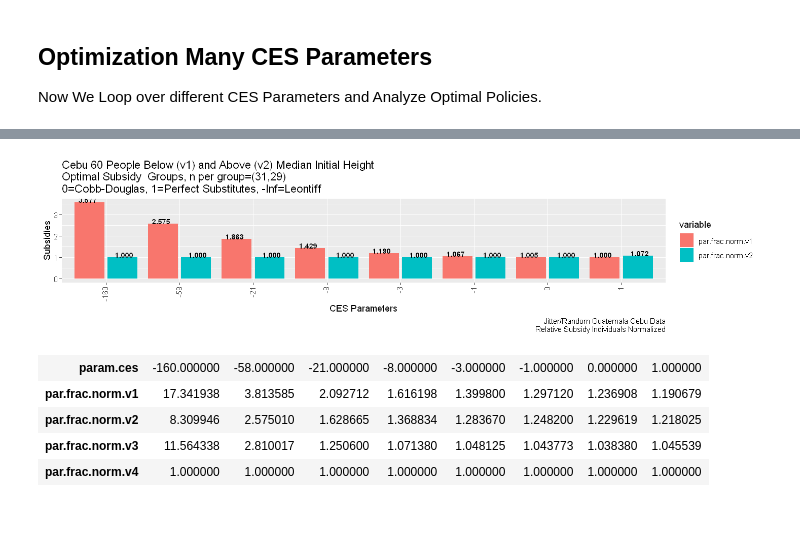
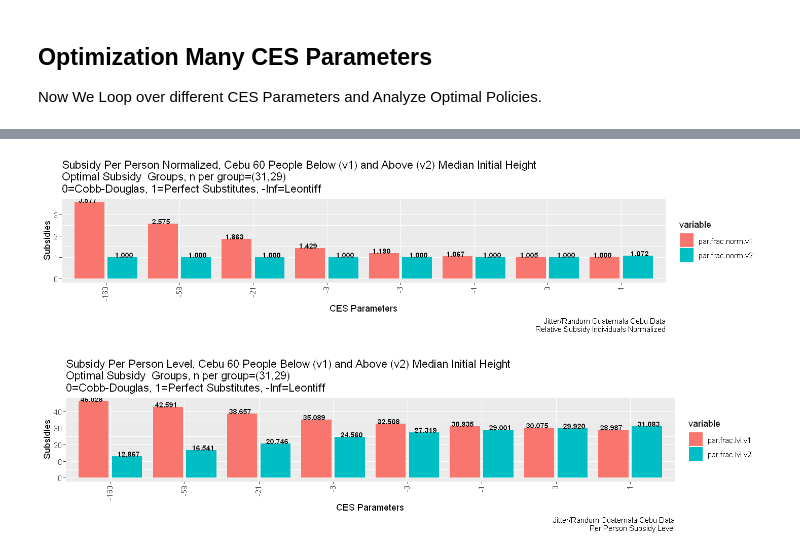
Before and after one commit to FanWangEcon/R4Econ, a Jupyter notebook: optimization/planer/ces/cesoptimizer.ipynb, the cells around one changed output, grey strips where cells are left out. Drawn from its saved outputs; the diff is of its cells as text; code cells hidden in the pictures; blank space fills up the shorter version.

Commit message:
Optimization Subsidy Levels, Subsidy Table Summarize

```diff
--- a/optimization/planer/ces/cesoptimizer.ipynb
+++ b/optimization/planer/ces/cesoptimizer.ipynb
@@ -114,7 +141,7 @@ Basically same parameters as above, except that the first parameter here are the
 # %%
 # Optimization Wrapper
 # sca.subsidy.frac.init.default <- numeric((sca.subsidy.groups-1))+1
-# list.subsidy.y.params.other must have: vec.subsidy.grpsize
+# list.subsidy.y.params.other must have: vec.subsidy.grpsize and subsidy.total
 # Optimization Function
 optim_wrapper <- function(sca.subsidy.frac.init, param.ces, f.subsidy.y.str, list.subsidy.y.params.other) {
 
@@ -136,8 +163,10 @@ optim_wrapper <- function(sca.subsidy.frac.init, param.ces, f.subsidy.y.str, lis
     # Number of Individuals Each Subsidy Group, Normalize Relative Subidy Across Groups
     list.vec.subsidy.grpsize <- setNames(list.subsidy.y.params.other$vec.subsidy.grpsize,
                                          paste0('par.frac.grpsize.v', 1:(sca.subsidy.lengthm1+1)))
-    list.vec.frac.norm <- ((f_frac_asymp_vec(res.opti$par))/(list.subsidy.y.params.other$vec.subsidy.grpsize))
-    list.vec.frac.norm <- list.vec.frac.norm/min(list.vec.frac.norm)
+    list.vec.frac.sub.lvl <- ((f_frac_asymp_vec(res.opti$par))/(list.subsidy.y.params.other$vec.subsidy.grpsize))
+    list.vec.frac.norm <- list.vec.frac.sub.lvl/min(list.vec.frac.sub.lvl)
+    list.vec.subsidy.indi.lvl <- setNames(list.vec.frac.sub.lvl*list.subsidy.y.params.other$subsidy.total,
+                                         paste0('par.frac.lvl.v', 1:(sca.subsidy.lengthm1+1)))
     list.vec.subsidy.grpsize.norm <- setNames(list.vec.frac.norm,
                                          paste0('par.frac.norm.v', 1:(sca.subsidy.lengthm1+1)))
 
@@ -154,6 +183,7 @@ optim_wrapper <- function(sca.subsidy.frac.init, param.ces, f.subsidy.y.str, lis
     list.esti.res <- append(list.esti.res, list.par)
     list.esti.res <- append(list.esti.res, list.par.frac)
     list.esti.res <- append(list.esti.res, list.vec.subsidy.grpsize)
+    list.esti.res <- append(list.esti.res, list.vec.subsidy.indi.lvl)
     list.esti.res <- append(list.esti.res, list.vec.subsidy.grpsize.norm)
 
     # Return
@@ -165,12 +195,12 @@ Graphing given many CES parameters
 # %%
 # Graphically
 graphf.ces.opti.subsidy <- function(df.ces.opti, sca.subsidy.groups, vec.subsidy.grpsize,
-                                    str.title, str.captions) {
+                                    str.title, str.captions, geom_text_format='%.3f') {
     df.ces.opti %>%
         gather(variable, value, -param.ces)  %>%
         ggplot(aes(x=factor(param.ces), y=value,
                    fill=variable,
-                   label=sprintf('%.3f', value))) +
+                   label=sprintf(geom_text_format, value))) +
         geom_bar(stat = 'identity', position='dodge2') +
         geom_text(size=3, hjust=0.5, vjust=0, angle=0,
                   fontface = 'bold', color='black',
@@ -394,16 +426,16 @@ subsidy.total.default.person <- 30
 # Should produce the same results
 # Default Parameters for Estimation Set up
 f.subsidy.y.str.i4xy <- 'f_subsidy_y_cd'
-t.filter.default.i4xy <- 24
+# t.filter.default.i4xy <- 24
 subsidy.total.default.i4xy <- subsidy.total.default.person*sum(vec.subsidy.grpsize.i4xy)
 # lists of Inputs
-df.default.i4xy <- df.i4xy %>% filter(t == t.filter.default.i4xy)
+df.default.i4xy <- df.i4xy
 list.subsidy.y.params.other.default.i4xy <- list(df = df.default.i4xy,
                                             res.linfe = res.linfe.i4xy,
                                             var.grp.idx = var.qjnt.grp.idx.i4xy,
                                             subsidy.total = subsidy.total.default.i4xy,
                                             vec.subsidy.grpsize = vec.subsidy.grpsize.i4xy)
-list.subsidy.y.params.maximand.default.i4xy <- list(vec.subsidy.frac =
+list.subsidy.y.params.maximand.default.i4xy <- list(review = TRUE, vec.subsidy.frac =
                                                round(f_subsidy_frac(sca.subsidy.groups.i4xy, 'rand', seed=13), 3))
 # Overall
 list.subsidy.y.params.i4xy <- append(list.subsidy.y.params.other.default.i4xy,
@@ -575,15 +653,22 @@ graphf.ces.opti.subsidy(df.ces.opti=df.ces.opti.i4xy,
 df.ces.opti.h0 <- bind_rows(lapply(vec.param.ces, optim_wrapper,
                                 list.subsidy.y.params.other = list.subsidy.y.params.other.default.h0,
                                 sca.subsidy.frac.init = (numeric((sca.subsidy.groups.h0-1))+1),
-                                f.subsidy.y.str = 'f_subsidy_y_cd')) %>%
-                    select(param.ces, matches('par.frac.norm.v'))
+                                f.subsidy.y.str = 'f_subsidy_y_cd'))
 t(df.ces.opti.h0)
 # Graph
 options(repr.plot.width = 12, repr.plot.height = 3)
-str.title <- 'Cebu 60 People Below (v1) and Above (v2) Median Initial Height'
+sca.subsidy.groups = list.subsidy.y.params.other.default.h0$sca.subsidy.groups
+vec.subsidy.grpsize =  list.subsidy.y.params.other.default.h0$vec.subsidy.grpsize
+# Two Graphs
+# G1
+str.title <- 'Subsidy Per Person Normalized, Cebu 60 People Below (v1) and Above (v2) Median Initial Height'
 str.captions <- 'Jitter/Random Guatemala Cebu Data\nRelative Subsidy Individuals Normalized'
-graphf.ces.opti.subsidy(df.ces.opti=df.ces.opti.h0,
-                        sca.subsidy.groups = list.subsidy.y.params.other.default.h0$sca.subsidy.groups,
-                        vec.subsidy.grpsize =  list.subsidy.y.params.other.default.h0$vec.subsidy.grpsize,
+graphf.ces.opti.subsidy(df.ces.opti=df.ces.opti.h0 %>% select(param.ces, matches('par.frac.norm.v')),
+                        sca.subsidy.groups = sca.subsidy.groups, vec.subsidy.grpsize = vec.subsidy.grpsize,
                         str.title=str.title, str.captions=str.captions)
+str.title <- 'Subsidy Per Person Level, Cebu 60 People Below (v1) and Above (v2) Median Initial Height'
+str.captions <- 'Jitter/Random Guatemala Cebu Data\nPer Person Subsidy Level'
+graphf.ces.opti.subsidy(df.ces.opti=df.ces.opti.h0 %>% select(param.ces, matches('par.frac.lvl.v')),
+                        sca.subsidy.groups = sca.subsidy.groups, vec.subsidy.grpsize = vec.subsidy.grpsize,
+                        str.title=str.title, str.captions=str.captions)
 # %% [output]
@@ -593,15 +692,2 @@ graphf.ces.opti.subsidy(df.ces.opti=df.ces.opti.h0,
-[figure, old version]
+[figure, new version]
+[figure, added]
-# %%
-# test h0wlt
-df.ces.opti.h0wlt <- bind_rows(lapply(vec.param.ces, optim_wrapper,
-                                list.subsidy.y.params.other = list.subsidy.y.params.other.default.h0wlt,
-                                sca.subsidy.frac.init = (numeric((sca.subsidy.groups.h0wlt-1))+1),
-                                f.subsidy.y.str = 'f_subsidy_y_cd')) %>%
-                    select(param.ces, matches('par.frac.norm.v'))
-t(df.ces.opti.h0wlt)
-# %% [output]
-| param.ces | -160.000000 | -58.000000 | -21.000000 | -8.000000 | -3.000000 | -1.000000 | 0.000000 | 1.000000 |
-| par.frac.norm.v1 | 17.341938 | 3.813585 | 2.092712 | 1.616198 | 1.399800 | 1.297120 | 1.236908 | 1.190679 |
-| par.frac.norm.v2 | 8.309946 | 2.575010 | 1.628665 | 1.368834 | 1.283670 | 1.248200 | 1.229619 | 1.218025 |
-| par.frac.norm.v3 | 11.564338 | 2.810017 | 1.250600 | 1.071380 | 1.048125 | 1.043773 | 1.038380 | 1.045539 |
-| par.frac.norm.v4 | 1.000000 | 1.000000 | 1.000000 | 1.000000 | 1.000000 | 1.000000 | 1.000000 | 1.000000 |
```
Also changed, not shown: parts of 14 cells of this notebook, 2 other files.
